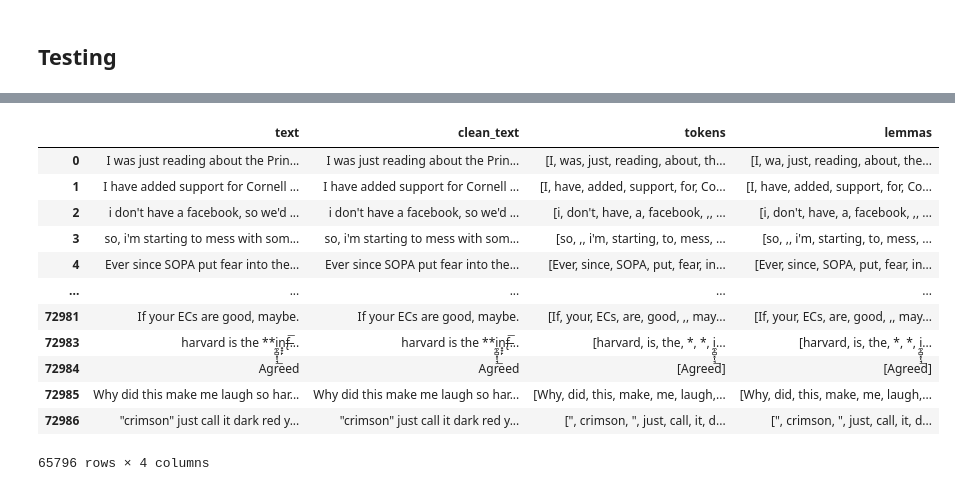
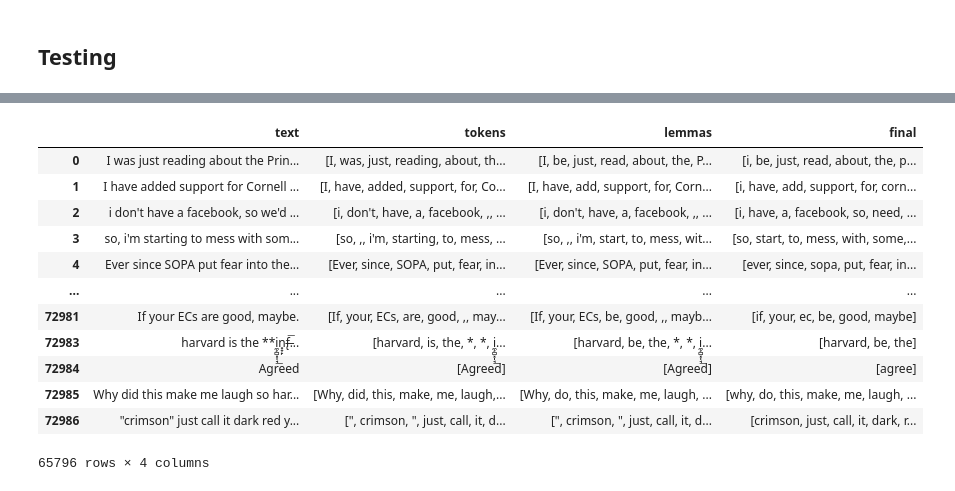
Before and after one commit to nickvick04/ORFE-Thesis, a Jupyter notebook: Exploratory Code/DataCleaningExperiments.ipynb, the cells around one changed output, grey strips where cells are left out. Drawn from its saved outputs; the diff is of its cells as text; code cells hidden in the pictures.

Commit message:
fix lemmatizer

```diff
--- a/Exploratory Code/DataCleaningExperiments.ipynb
+++ b/Exploratory Code/DataCleaningExperiments.ipynb
@@ -93,17 +98,34 @@ def tokenize(text):
     tokens = tokenizer.tokenize(text)
 
     return tokens
+# %%
+def get_wordnet_pos(treebank_tag):
+
+    if treebank_tag.startswith('J'):
+        return wordnet.ADJ
+    elif treebank_tag.startswith('V'):
+        return wordnet.VERB
+    elif treebank_tag.startswith('N'):
+        return wordnet.NOUN
+    elif treebank_tag.startswith('R'):
+        return wordnet.ADV
+    else:
+        return wordnet.NOUN
 # %%
 def lemmatize(tokens):
     '''Helper function to lemmatize tokens.'''
 
-    lemmatized_tokens = [lemmatizer.lemmatize(word) for word in tokens]
+    tagged = pos_tag(tokens)
+    lemmatized_tokens = [lemmatizer.lemmatize(tok, get_wordnet_pos(tag)) for tok, tag in tagged]
 
     return lemmatized_tokens
 # %%
 def clean_tokens_lexical(text):
-    '''Helper function that tokenizes text, cleans tokens by removing punctuation, numbers, and emojis
+    '''Helper function that tokenizes text, cleans tokens by removing punctuation and numbers
     for purely lexical analysis, and returns the cleaned, lemmatized tokens.'''
+
+    # clean text
+    text = clean_text(text)
 
     # tokenize text
     tokens = tokenize(text)
@@ -114,7 +136,6 @@ def clean_tokens_lexical(text):
         # skip over punctuation
         if re.match(r'^\W+$', tok):
             continue
-        # skip over emojis
 
         # only keep alphabetic tokens
         if tok.isalpha():
@@ -137,15 +158,15 @@ def preprocess_df(df):
     # remove utterances without a letter
     df = df[df["text"].str.contains(HAS_LETTER_RE)]
 
-    # clean text
-    df["clean_text"] = df["text"].apply(clean_text_lexical)
-
     # tokenize
-    df["tokens"] = df["clean_text"].apply(tokenize)
+    df["tokens"] = df["text"].apply(tokenize)
 
     # lemmatize
     df["lemmas"] = df["tokens"].apply(lemmatize)
 
+    # final
+    df["final"] = df["text"].apply(clean_tokens_lexical)
+
     return df
 # %% [markdown]
 ## Testing
@@ -177,18 +198,18 @@ df
 65796 rows × 7 columns
 # %%
-df_text = df[["text", "clean_text", "tokens", "lemmas"]]
+df_text = df[["text", "tokens", "lemmas", "final"]]
 df_text
 # %% [output]
-|  | text | clean_text | tokens | lemmas |
-| 0 | I was just reading about the Prin... | I was just reading about the Prin... | [I, was, just, reading, about, th... | [I, wa, just, reading, about, the... |
-| 1 | I have added support for Cornell ... | I have added support for Cornell ... | [I, have, added, support, for, Co... | [I, have, added, support, for, Co... |
-| 2 | i don't have a facebook, so we'd ... | i don't have a facebook, so we'd ... | [i, don't, have, a, facebook, ,, ... | [i, don't, have, a, facebook, ,, ... |
-| 3 | so, i'm starting to mess with som... | so, i'm starting to mess with som... | [so, ,, i'm, starting, to, mess, ... | [so, ,, i'm, starting, to, mess, ... |
-| 4 | Ever since SOPA put fear into the... | Ever since SOPA put fear into the... | [Ever, since, SOPA, put, fear, in... | [Ever, since, SOPA, put, fear, in... |
+|  | text | tokens | lemmas | final |
+| 0 | I was just reading about the Prin... | [I, was, just, reading, about, th... | [I, be, just, read, about, the, P... | [i, be, just, read, about, the, p... |
+| 1 | I have added support for Cornell ... | [I, have, added, support, for, Co... | [I, have, add, support, for, Corn... | [i, have, add, support, for, corn... |
+| 2 | i don't have a facebook, so we'd ... | [i, don't, have, a, facebook, ,, ... | [i, don't, have, a, facebook, ,, ... | [i, have, a, facebook, so, need, ... |
+| 3 | so, i'm starting to mess with som... | [so, ,, i'm, starting, to, mess, ... | [so, ,, i'm, start, to, mess, wit... | [so, start, to, mess, with, some,... |
+| 4 | Ever since SOPA put fear into the... | [Ever, since, SOPA, put, fear, in... | [Ever, since, SOPA, put, fear, in... | [ever, since, sopa, put, fear, in... |
 | ... | ... | ... | ... | ... |
-| 72981 | If your ECs are good, maybe. | If your ECs are good, maybe. | [If, your, ECs, are, good, ,, may... | [If, your, ECs, are, good, ,, may... |
-| 72983 | harvard is the **i̼͕̻͓̩̘͟n͙̞̙f̶̢͞... | harvard is the **i̼͕̻͓̩̘͟n͙̞̙f̶̢͞... | [harvard, is, the, *, *, i̼͕̻͓̩̘͟... | [harvard, is, the, *, *, i̼͕̻͓̩̘͟... |
-| 72984 | Agreed | Agreed | [Agreed] | [Agreed] |
-| 72985 | Why did this make me laugh so har... | Why did this make me laugh so har... | [Why, did, this, make, me, laugh,... | [Why, did, this, make, me, laugh,... |
-| 72986 | "crimson" just call it dark red y... | "crimson" just call it dark red y... | [", crimson, ", just, call, it, d... | [", crimson, ", just, call, it, d... |
+| 72981 | If your ECs are good, maybe. | [If, your, ECs, are, good, ,, may... | [If, your, ECs, be, good, ,, mayb... | [if, your, ec, be, good, maybe] |
+| 72983 | harvard is the **i̼͕̻͓̩̘͟n͙̞̙f̶̢͞... | [harvard, is, the, *, *, i̼͕̻͓̩̘͟... | [harvard, be, the, *, *, i̼͕̻͓̩̘͟... | [harvard, be, the] |
+| 72984 | Agreed | [Agreed] | [Agreed] | [agree] |
+| 72985 | Why did this make me laugh so har... | [Why, did, this, make, me, laugh,... | [Why, do, this, make, me, laugh, ... | [why, do, this, make, me, laugh, ... |
+| 72986 | "crimson" just call it dark red y... | [", crimson, ", just, call, it, d... | [", crimson, ", just, call, it, d... | [crimson, just, call, it, dark, r... |
 65796 rows × 4 columns
```
Also changed, not shown: parts of 5 cells of this notebook, 1 other file.
